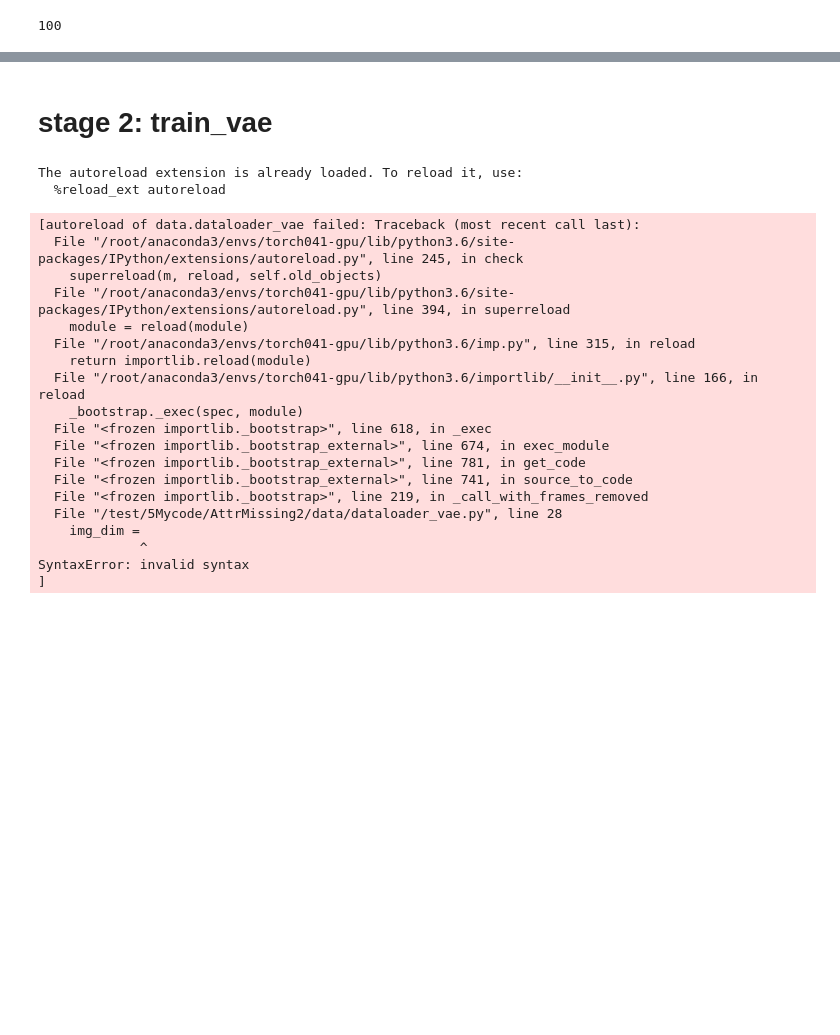
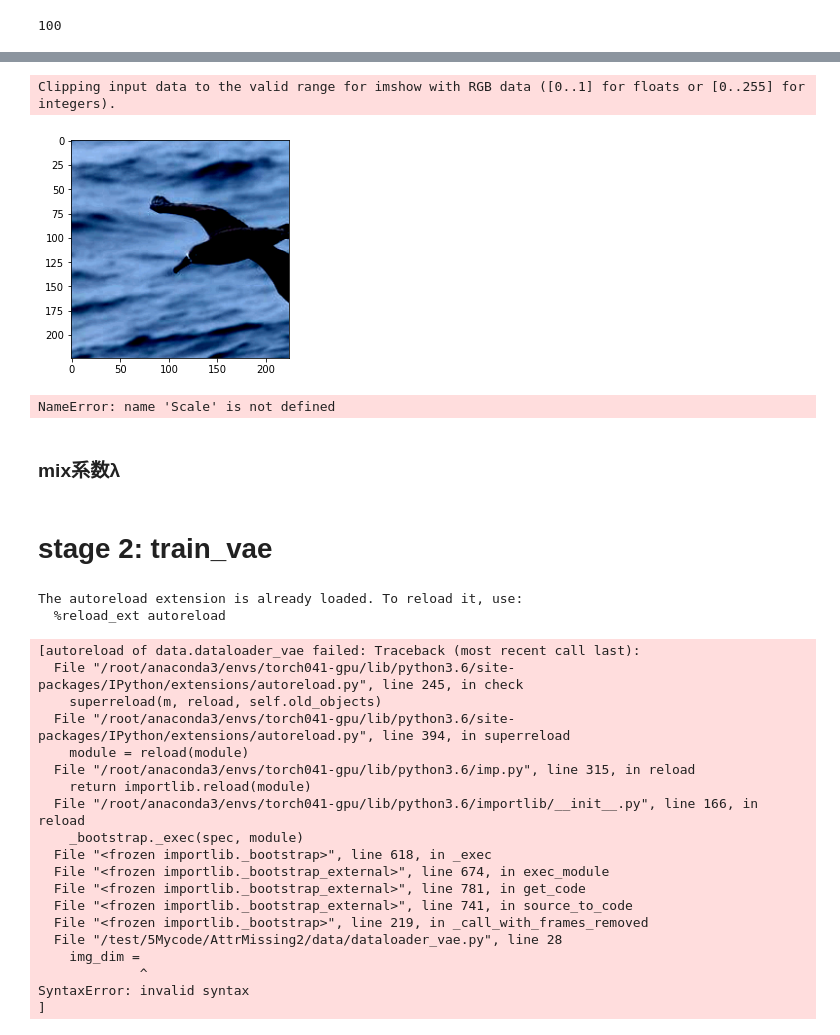
Before and after one commit to Vincent-syr/AttrMissing2, a Jupyter notebook: Untitled.ipynb, the cells around one changed output, grey strips where cells are left out. Cells and saved outputs as stored; diff of their text form; code cells hidden in the pictures; blank space fills up the shorter version.

```diff
--- a/Untitled.ipynb
+++ b/Untitled.ipynb
@@ -199,0 +294,25 @@ print("%.2f s" % (end - start))
+# %%
+normalize_param    = dict(mean= [0.485, 0.456, 0.406] , std=[0.229, 0.224, 0.225])
+jitter_param       = dict(Brightness=0.4, Contrast=0.4, Color=0.4)
+image_size = 224
+# %%
+def parse_transform(transform_type):
+    if transform_type=='ImageJitter':
+        method = add_transforms.ImageJitter( jitter_param )
+        return method
+    method = getattr(transforms, transform_type)
+    if transform_type=='RandomSizedCrop':
+        return method(image_size)
+    elif transform_type=='CenterCrop':
+        return method(image_size)
+    elif transform_type=='Scale':
+        return method([int(image_size*1.15), int(image_size*1.15)])
+    elif transform_type=='Normalize':
+        return method(**normalize_param )
+    else:
+        return method()
+# %%
+transform_list = ['RandomSizedCrop', 'ImageJitter', 'RandomHorizontalFlip', 'ToTensor', 'Normalize']
+transform_funcs = [ parse_transform(x) for x in transform_list]
+transform = transforms.Compose(transform_funcs)
+transform
@@ -199,0 +327,21 @@ print("%.2f s" % (end - start))
+# %%
+# img_path = '/test/0Dataset_others/Dataset/Caltech-UCSD-Birds-200-2011/CUB_200_2011/images/001.Black_footed_Albatross/Black_Footed_Albatross_0001_796111.jpg'
+img_path = 'Black_Footed_Albatross_0001_796111.jpg'
+img = Image.open(img_path).convert('RGB')
+img = transform(img)
+img.shape   # torch.Size([3, 224, 224])
+img = img.numpy()
+img = np.transpose(img ,(1,2,0))
+plt.imshow(img)
+plt.show()
+# %% [output]
+Clipping input data to the valid range for imshow with RGB data ([0..1] for floats or [0..255] for integers).
+[figure, added]
+# %%
+data_aug_tr= transforms.Compose([Scale(224), # resize longer side of an image to the defined size
+                      CenterPadding([224, 224]), # zero pad remaining regions
+                      RandomHorizontallyFlip(), # random horizontal flip
+                      RandomRotate(180)])  # ramdom rotation
+data_aug_tr
+# %% [output]
+NameError: name 'Scale' is not defined
@@ -199,0 +351,2 @@ print("%.2f s" % (end - start))
+# %% [markdown]
+### mix系数λ
```
Also changed, not shown: parts of 19 cells of this notebook, 14 other files.
